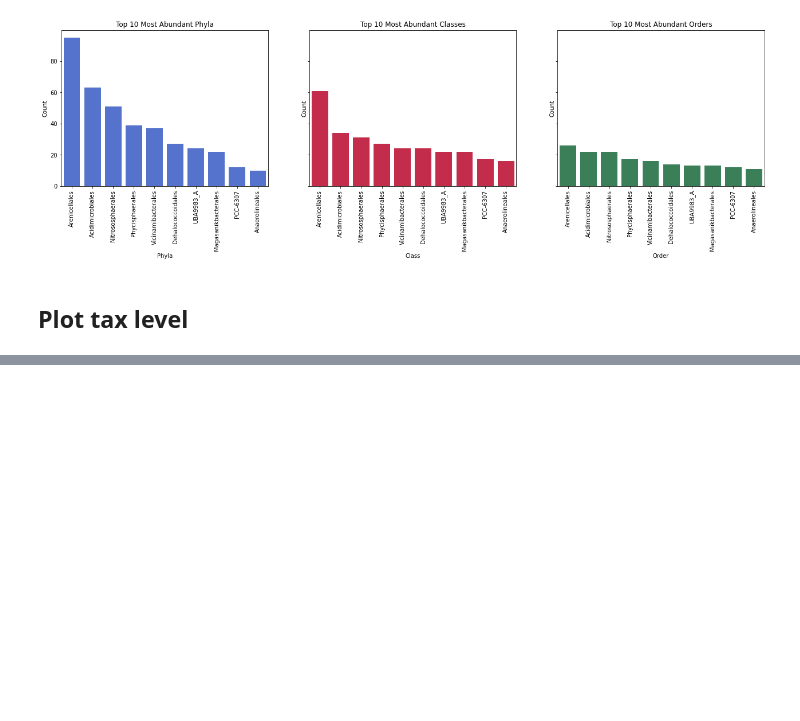
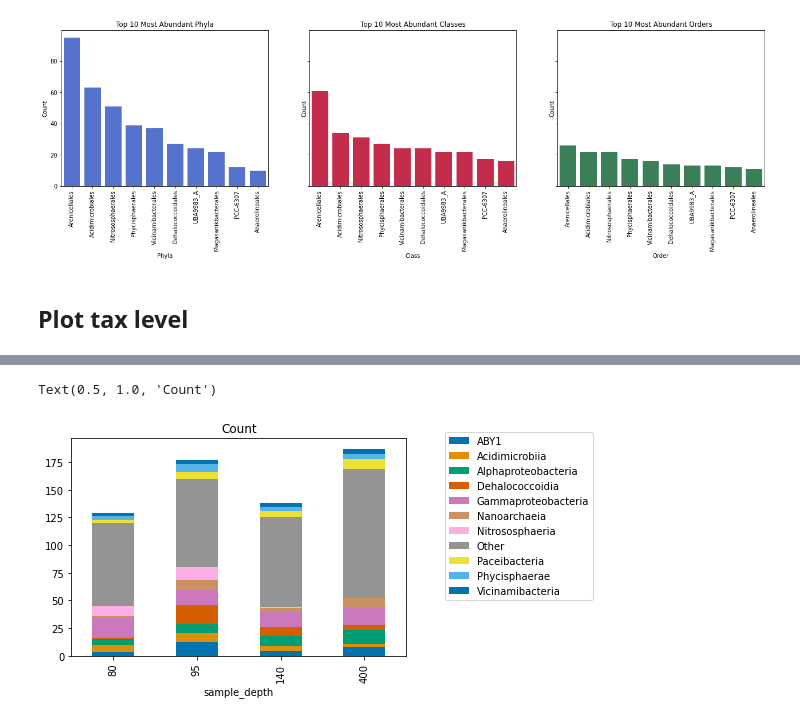
Before and after one commit to mdherring/OMZ_MH_Analysis, a Jupyter notebook: 04_MAG_gtdbtk-jb.ipynb, the cells around one changed output, grey strips where cells are left out. Saved outputs shown, nothing was run; the diff lists cells and outputs as text; code cells hidden in the pictures; blank space fills up the shorter version.

```diff
--- a/04_MAG_gtdbtk-jb.ipynb
+++ b/04_MAG_gtdbtk-jb.ipynb
@@ -248,7 +257,11 @@ column_order = ['Other'] + top_10_class
 class_pcts = class_counts.div(class_counts.sum(axis=1), axis=0)
 class_pcts = round(class_pcts * 100, 1)
 # %%
+sns.set_palette("colorblind")
 class_counts.plot.bar(stacked = True)
 plt.legend(bbox_to_anchor=(1.1, 1.05))
 plt.title('Count')
+# %% [output]
+Text(0.5, 1.0, 'Count')
+[figure, added]
 # %%
```
Also changed, not shown: parts of 4 cells of this notebook, 4 other files.
